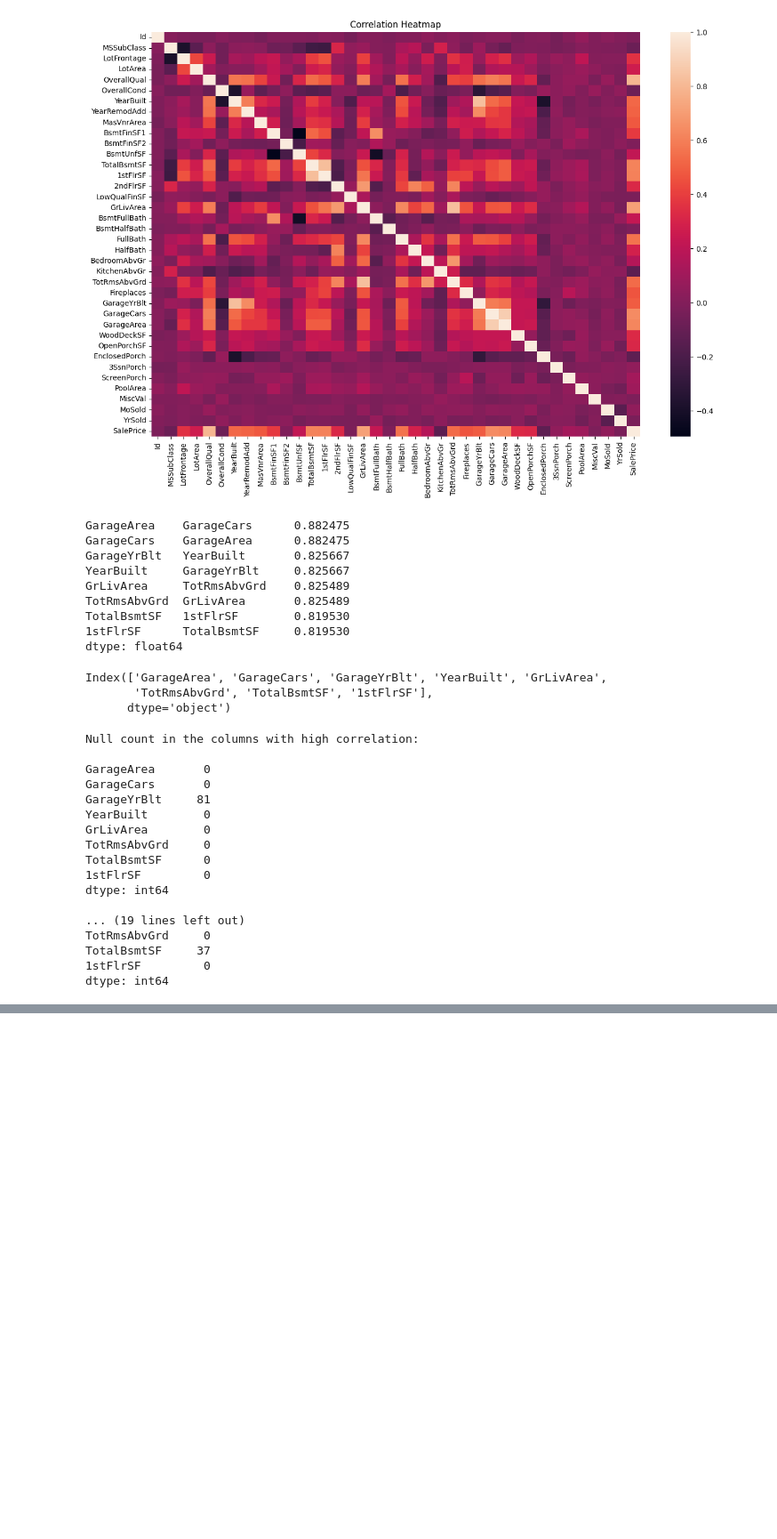
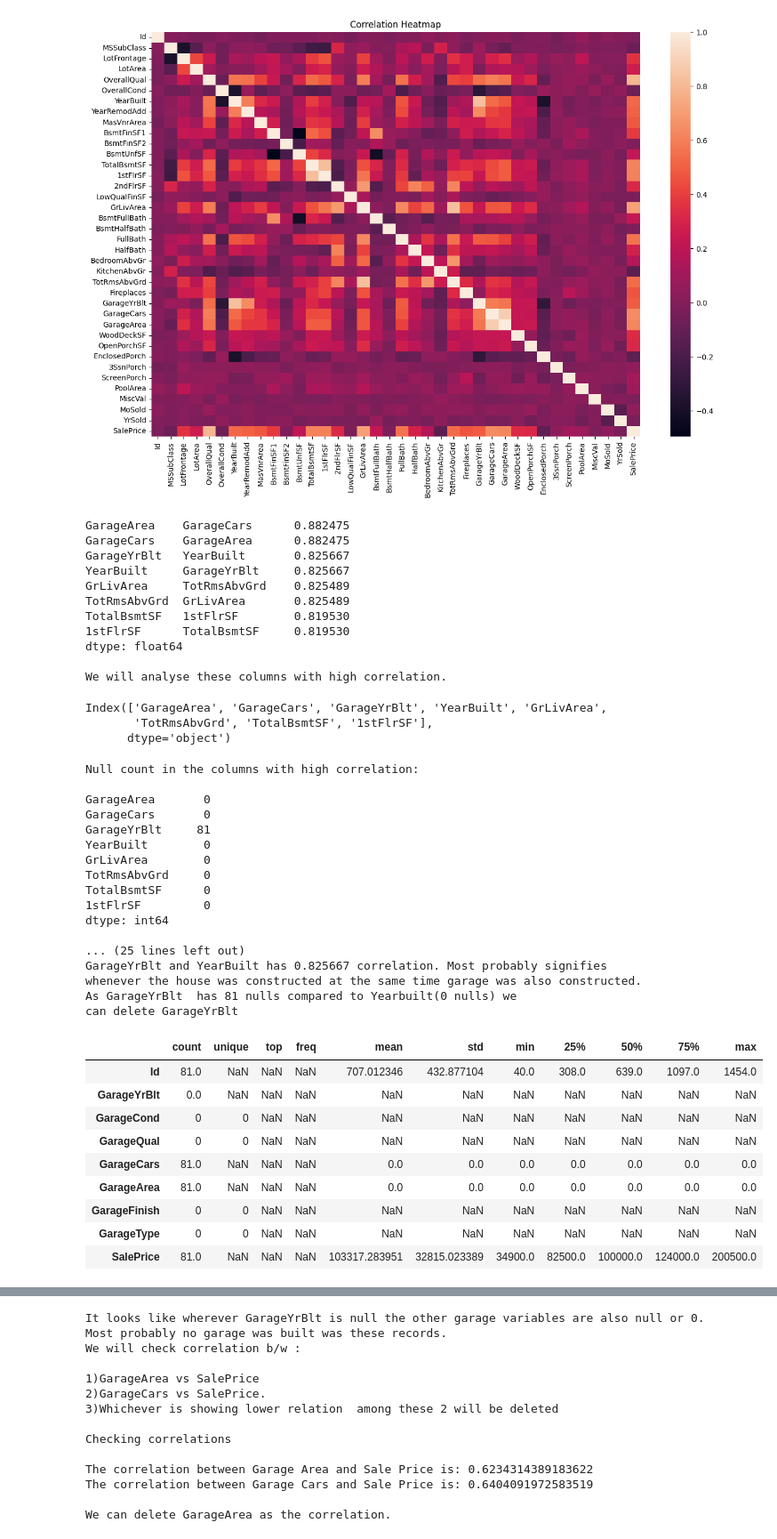
Before and after one commit to Anurag163/Kaggle--House-Prediction, a Jupyter notebook: House prediction Script.ipynb, the cells around one changed output, grey strips where cells are left out. Shown: that part at 89% size. Saved outputs shown, nothing was run; the diff lists cells and outputs as text; code cells hidden in the pictures; blank space fills up the shorter version.

```diff
--- a/House prediction Script.ipynb
+++ b/House prediction Script.ipynb
@@ -74,7 +74,7 @@ top_correlations = correlation_matrix.unstack().abs().sort_values(ascending=Fals
 top_correlations = top_correlations[(top_correlations >= 0.8) & (top_correlations!=1)]
 print(top_correlations)
 
-#We will analyse these columns with high correlation
+print('\nWe will analyse these columns with high correlation.')
 # %% [output]
 GarageArea    GarageCars      0.882475
 GarageCars    GarageArea      0.882475
@@ -85,6 +85,8 @@ TotRmsAbvGrd  GrLivArea       0.825489
 TotalBsmtSF   1stFlrSF        0.819530
 1stFlrSF      TotalBsmtSF     0.819530
 dtype: float64
+
+We will analyse these columns with high correlation.
 # %%
 top_correlations_cols=top_correlations.index.get_level_values(0)
 print(top_correlations_cols)
@@ -110,10 +112,11 @@ print(blank_count_high_corr_df)
 print("\nZero count in the columns with high correlation:\n")
 print(zero_count_high_corr_df)
 
-''' GarageYrBlt and YearBuilt has 0.825667 correlation. Most probably signifies
- whenever the house was constructed at the same time garage was also constructed.
- As GarageYrBlt  has 81 nulls compared to Yearbuilt(0 nulls) we
- can delete GarageYrBlt'''
+print('\nNotes:')
+print('GarageYrBlt and YearBuilt has 0.825667 correlation. Most probably signifies\n\
+whenever the house was constructed at the same time garage was also constructed.\n\
+As GarageYrBlt  has 81 nulls compared to Yearbuilt(0 nulls) we\n\
+can delete GarageYrBlt\n')
 # %% [output]
 Null count in the columns with high correlation:
 
@@ -127,8 +130,44 @@ TotalBsmtSF      0
 1stFlrSF         0
 dtype: int64
 
-... (19 lines left out)
-TotRmsAbvGrd     0
-TotalBsmtSF     37
-1stFlrSF         0
-dtype: int64
+... (25 lines left out)
+GarageYrBlt and YearBuilt has 0.825667 correlation. Most probably signifies
+whenever the house was constructed at the same time garage was also constructed.
+As GarageYrBlt  has 81 nulls compared to Yearbuilt(0 nulls) we
+can delete GarageYrBlt
+# %%
+
+Garage_Check_train=train_df[train_df['GarageYrBlt'].isnull()]
+Garage_Check_train=Garage_Check_train[['Id','GarageYrBlt','GarageCond','GarageQual','GarageCars','GarageArea','GarageFinish','GarageType','SalePrice']]
+Garage_Check_train_summary=Garage_Check_train.describe(include='all')
+Garage_Check_train_summary=Garage_Check_train_summary.T
+display(Garage_Check_train_summary)
+
+Garage_Not_Null_Check_train=train_df[train_df['GarageYrBlt'].notnull()]
+Garage_Not_Null_Check_train=Garage_Not_Null_Check_train[['Id','GarageYrBlt','GarageCond','GarageQual','GarageCars','GarageArea','GarageFinish','GarageType','SalePrice']]
+Garage_Not_Null_Check_train_summary=Garage_Not_Null_Check_train.describe(include='all')
+Garage_Not_Null_Check_train_summary=Garage_Not_Null_Check_train_summary.T
+display(Garage_Not_Null_Check_train_summary)
+
+print('It looks like wherever GarageYrBlt is null the other garage variables are also null or 0.\nMost probably no garage was built was these records.\nWe will check correlation b/w :\n\n\
+1)GarageArea vs SalePrice\n2)GarageCars vs SalePrice.\n3)Whichever is showing lower relation  among these 2 will be deleted \
+      ')
+
+print('\nChecking correlations\n')
+garage_area_vs_saleprice = correlation_matrix.loc['GarageArea', 'SalePrice']
+print("The correlation between Garage Area and Sale Price is:", garage_area_vs_saleprice)
+
+garage_cars_vs_saleprice = correlation_matrix.loc['GarageCars', 'SalePrice']
+print("The correlation between Garage Cars and Sale Price is:", garage_cars_vs_saleprice)
+print(f'\nWe can delete GarageArea as the correlation.')
+# %% [output]
+|  | count | unique | top | freq | mean | std | min | 25% | 50% | 75% | max |
+| Id | 81.0 | NaN | NaN | NaN | 707.012346 | 432.877104 | 40.0 | 308.0 | 639.0 | 1097.0 | 1454.0 |
+| GarageYrBlt | 0.0 | NaN | NaN | NaN | NaN | NaN | NaN | NaN | NaN | NaN | NaN |
+| GarageCond | 0 | 0 | NaN | NaN | NaN | NaN | NaN | NaN | NaN | NaN | NaN |
+| GarageQual | 0 | 0 | NaN | NaN | NaN | NaN | NaN | NaN | NaN | NaN | NaN |
+| GarageCars | 81.0 | NaN | NaN | NaN | 0.0 | 0.0 | 0.0 | 0.0 | 0.0 | 0.0 | 0.0 |
+| GarageArea | 81.0 | NaN | NaN | NaN | 0.0 | 0.0 | 0.0 | 0.0 | 0.0 | 0.0 | 0.0 |
+| GarageFinish | 0 | 0 | NaN | NaN | NaN | NaN | NaN | NaN | NaN | NaN | NaN |
+| GarageType | 0 | 0 | NaN | NaN | NaN | NaN | NaN | NaN | NaN | NaN | NaN |
+| SalePrice | 81.0 | NaN | NaN | NaN | 103317.283951 | 32815.023389 | 34900.0 | 82500.0 | 100000.0 | 124000.0 | 200500.0 |
@@ -134,0 +184,14 @@ dtype: int64
+It looks like wherever GarageYrBlt is null the other garage variables are also null or 0.
+Most probably no garage was built was these records.
+We will check correlation b/w :
+
+1)GarageArea vs SalePrice
+2)GarageCars vs SalePrice.
+3)Whichever is showing lower relation  among these 2 will be deleted
+
+Checking correlations
+
+The correlation between Garage Area and Sale Price is: 0.6234314389183622
+The correlation between Garage Cars and Sale Price is: 0.6404091972583519
+
+We can delete GarageArea as the correlation.
```
Also changed, not shown: parts of 5 cells of this notebook.
